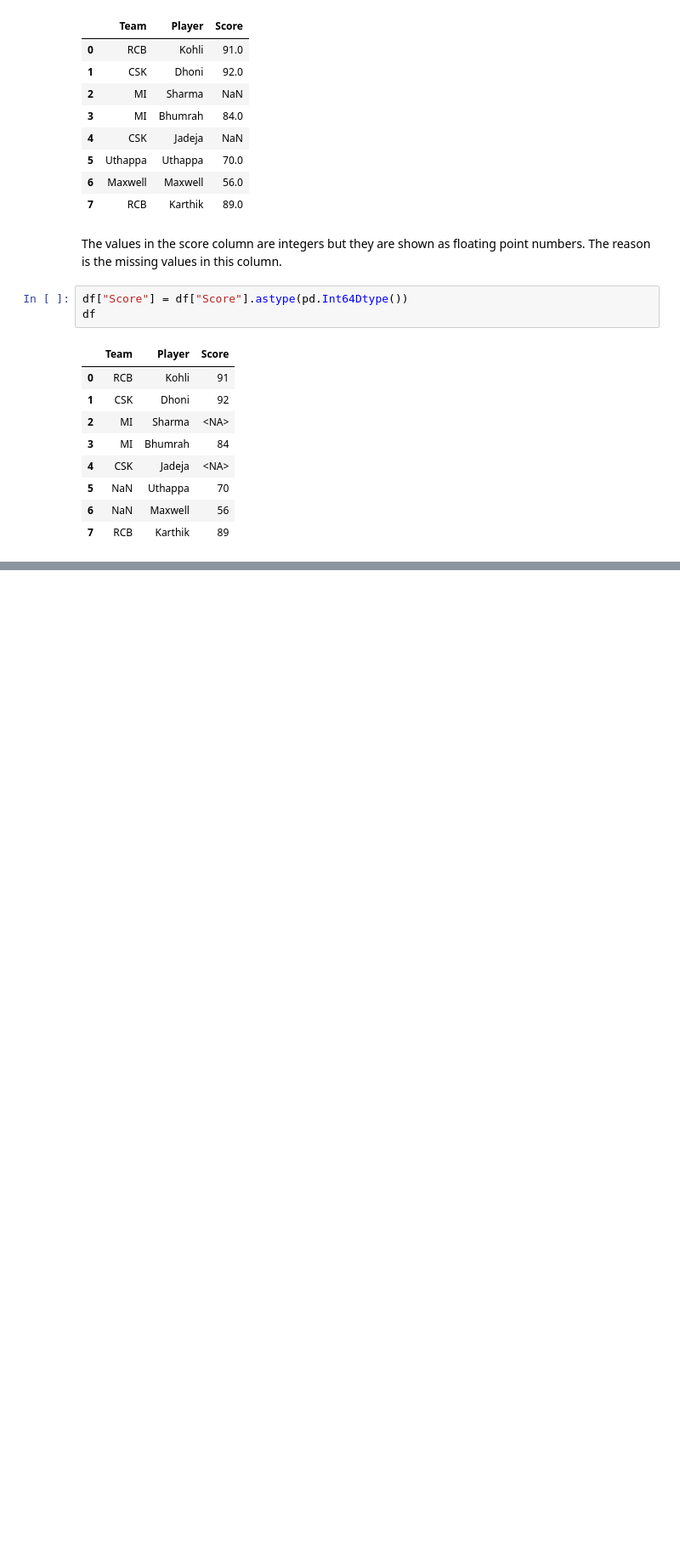
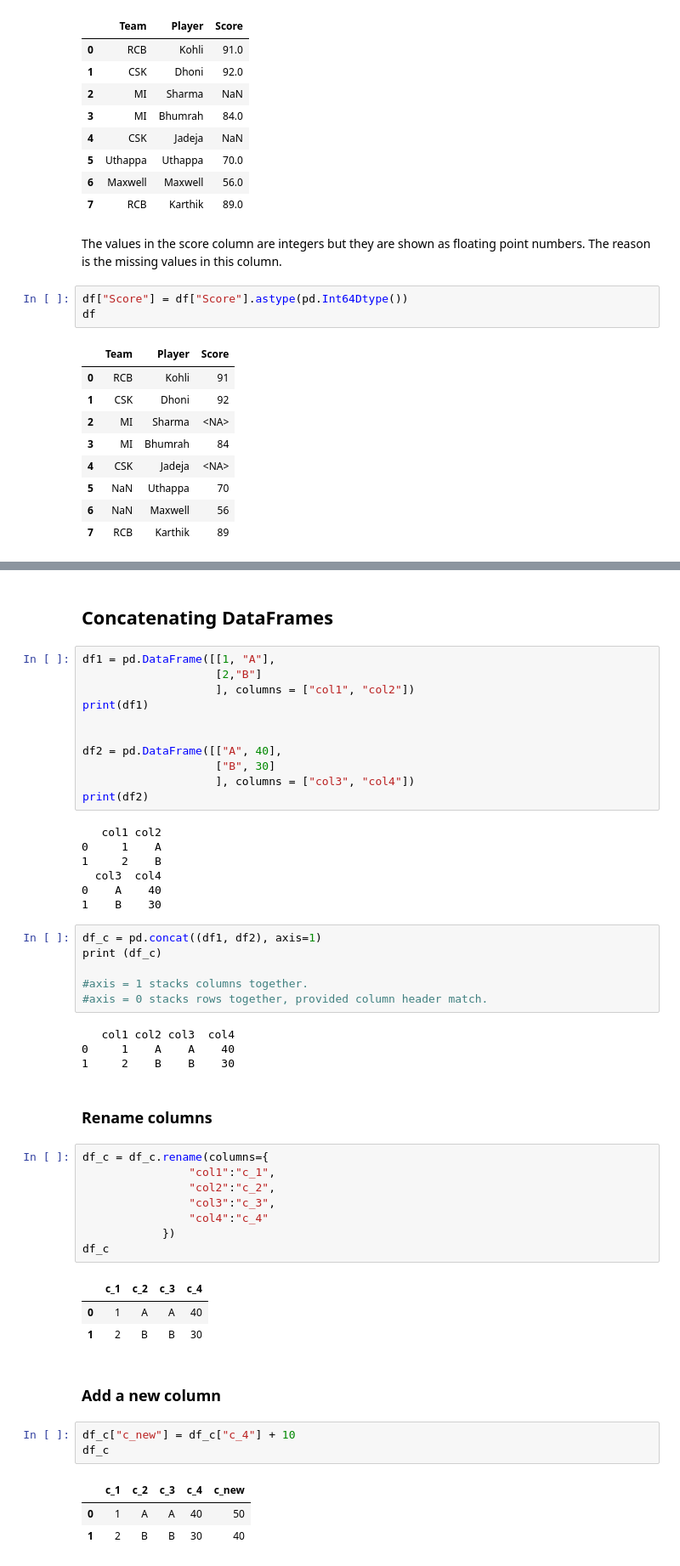
Before and after one commit to 1dhavalpatel/PythonForDS, a Jupyter notebook: CheatSheet-List_Arrary_DF.ipynb, the cells around one changed output, grey strips where cells are left out. Shown at 85% size. Cells and saved outputs as stored; diff of their text form; blank space fills up the shorter version.

```diff
--- a/CheatSheet-List_Arrary_DF.ipynb
+++ b/CheatSheet-List_Arrary_DF.ipynb
@@ -808,0 +846,53 @@ df
+# %% [markdown]
+## Concatenating DataFrames
+# %%
+df1 = pd.DataFrame([[1, "A"],
+                    [2,"B"]
+                    ], columns = ["col1", "col2"])
+print(df1)
+
+
+df2 = pd.DataFrame([["A", 40],
+                    ["B", 30]
+                    ], columns = ["col3", "col4"])
+print(df2)
+# %% [output]
+   col1 col2
+0     1    A
+1     2    B
+  col3  col4
+0    A    40
+1    B    30
+# %%
+df_c = pd.concat((df1, df2), axis=1)
+print (df_c)
+
+#axis = 1 stacks columns together.
+#axis = 0 stacks rows together, provided column header match.
+# %% [output]
+   col1 col2 col3  col4
+0     1    A    A    40
+1     2    B    B    30
+# %% [markdown]
+### Rename columns
+# %%
+df_c = df_c.rename(columns={
+                "col1":"c_1",
+                "col2":"c_2",
+                "col3":"c_3",
+                "col4":"c_4"
+            })
+df_c
+# %% [output]
+|  | c_1 | c_2 | c_3 | c_4 |
+| 0 | 1 | A | A | 40 |
+| 1 | 2 | B | B | 30 |
+# %% [markdown]
+### Add a new column
+# %%
+df_c["c_new"] = df_c["c_4"] + 10
+df_c
+# %% [output]
+|  | c_1 | c_2 | c_3 | c_4 | c_new |
+| 0 | 1 | A | A | 40 | 50 |
+| 1 | 2 | B | B | 30 | 40 |
```
Also changed, not shown: parts of 17 cells of this notebook.
